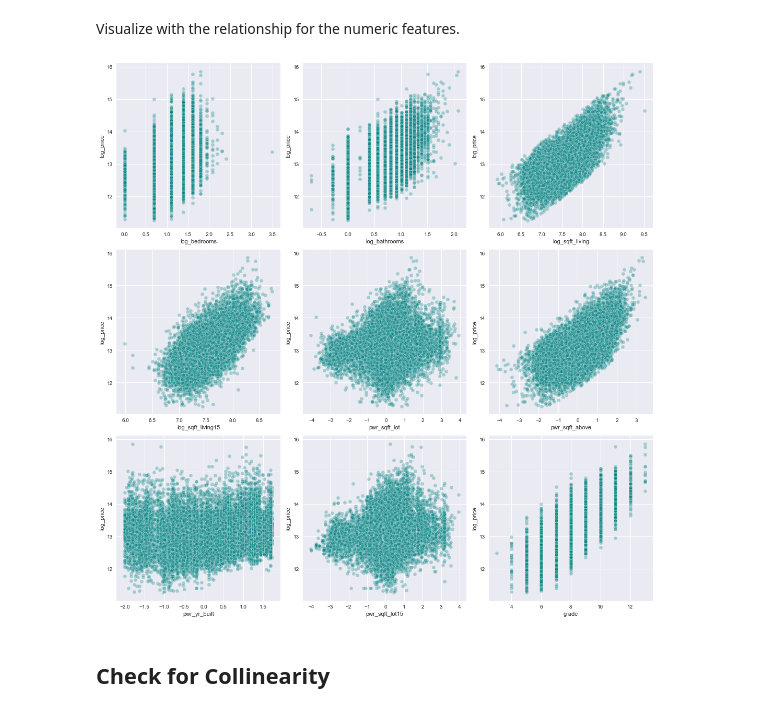
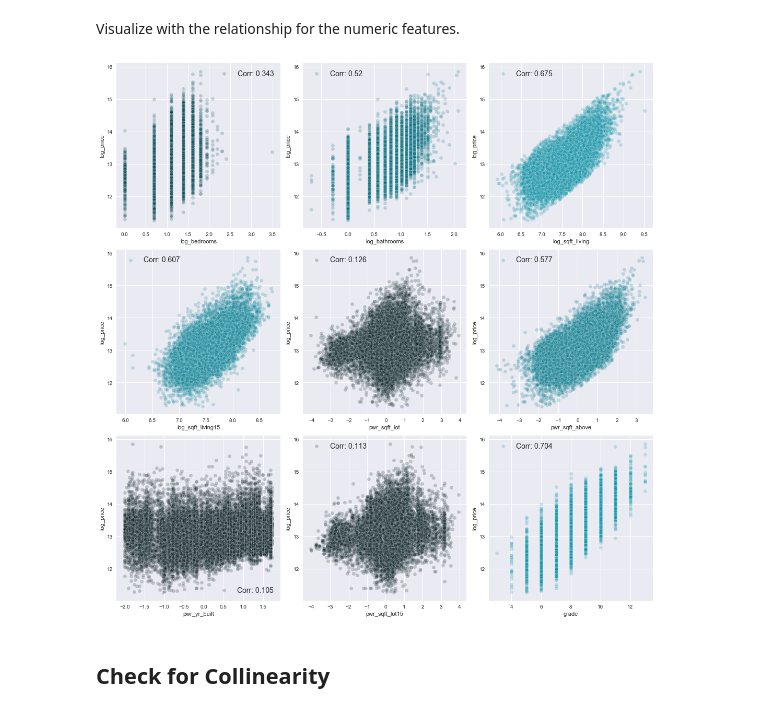
Before and after one commit to Patrickbfuller/lin_reg_tutorial, a Jupyter notebook: linear_regression.ipynb, the cells around one changed output. Saved outputs shown, nothing was run; the diff lists cells and outputs as text; code cells hidden in the pictures.

Commit message:
add hue adjustment and legend for correlation in eda plot

```diff
--- a/linear_regression.ipynb
+++ b/linear_regression.ipynb
@@ -536,13 +536,22 @@ Visualize with the relationship for the numeric features.
 # %%
 n = 1
 plt.figure(figsize=(15,15))
 for col in df_tfm.drop('log_price', axis=1):
     plt.subplot(3,3,n)
     n+=1
-    sns.scatterplot(df_tfm[col], df_tfm['log_price'], color='teal', alpha=0.3)
+    corr = df_tfm.corr().log_price[col]
+    color = np.array([0,0.8,0.9 ** corr]) * corr
+    sns.scatterplot(
+        x=df_tfm[col],
+        y=df_tfm['log_price'],
+        color=color,
+        alpha=0.2,
+        label=f'Corr: {round(corr,3)}'
+    )
+    plt.legend(prop={'size':14})
 plt.tight_layout()
 # %% [output]
-[figure, old version]
+[figure, new version]
 # %% [markdown]
 ## Check for Collinearity
 # %%
```
Also changed, not shown: parts of 11 cells of this notebook.
